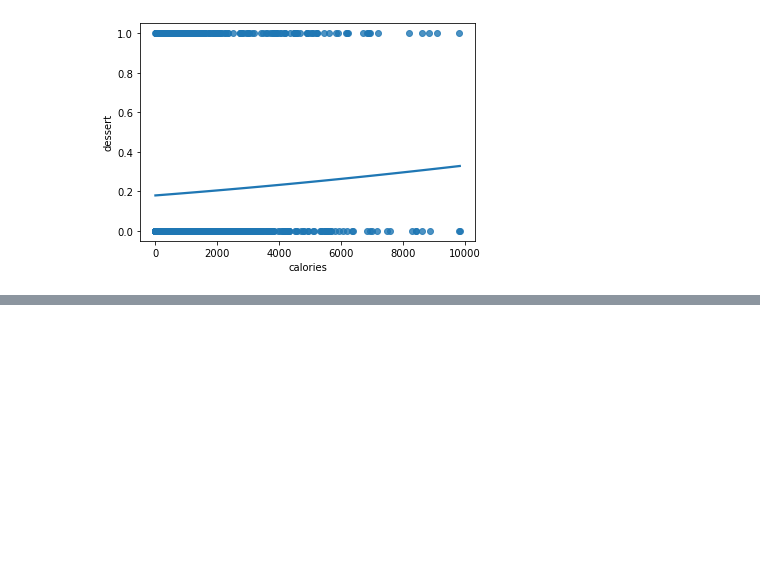
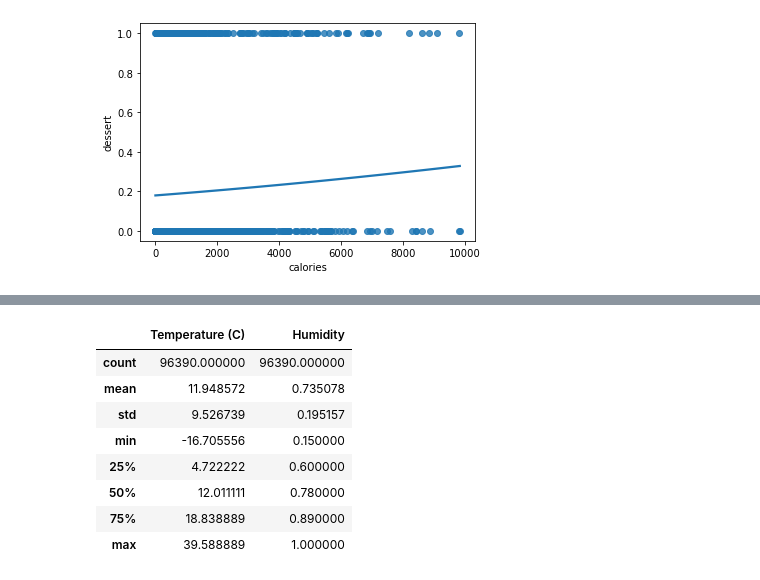
Before and after one commit to avidadearthur/5-DayRegressionChallenge, a Jupyter notebook: RegressionChallengeDay1.ipynb, the cells around one changed output, grey strips where cells are left out. Saved outputs shown, nothing was run; the diff lists cells and outputs as text; code cells hidden in the pictures; blank space fills up the shorter version.

```diff
--- a/RegressionChallengeDay1.ipynb
+++ b/RegressionChallengeDay1.ipynb
@@ -90,0 +110,16 @@ sns.regplot(x=x, y=y, data=recipes, logistic=True, ci=None)
+# %%
+from scipy import stats
+
+# Removing outliers
+df = df[(np.abs(stats.zscore(df)) < 3).all(axis=1)]
+df.describe()
+# %% [output]
+|  | Temperature (C) | Humidity |
+| count | 96390.000000 | 96390.000000 |
+| mean | 11.948572 | 0.735078 |
+| std | 9.526739 | 0.195157 |
+| min | -16.705556 | 0.150000 |
+| 25% | 4.722222 | 0.600000 |
+| 50% | 12.011111 | 0.780000 |
+| 75% | 18.838889 | 0.890000 |
+| max | 39.588889 | 1.000000 |
```
Also changed, not shown: parts of 5 cells of this notebook.
